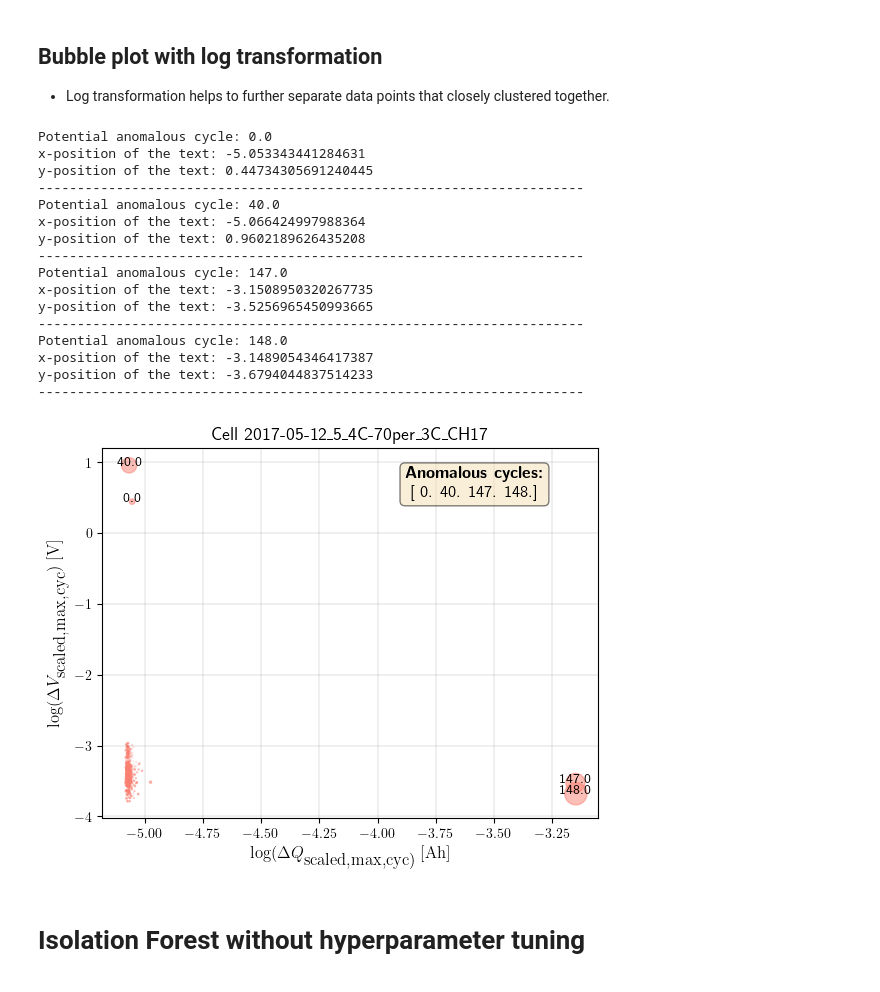
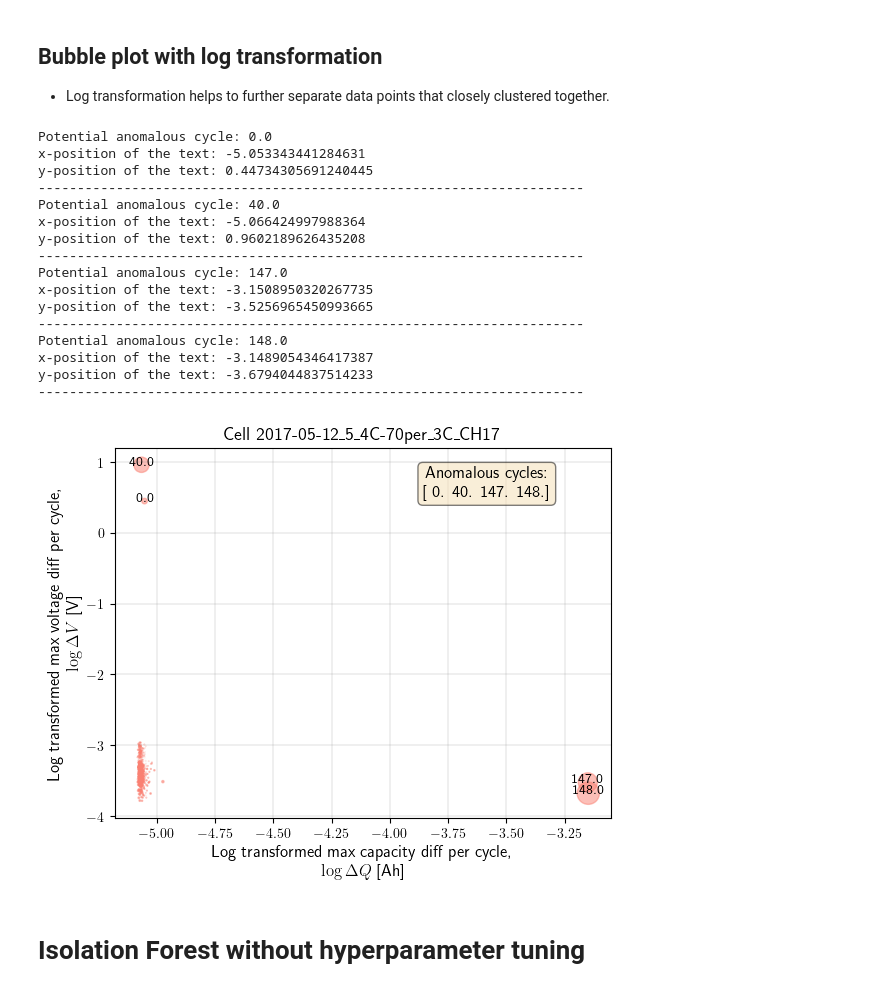
Before and after one commit to meichinpang/osbad, a Jupyter notebook: machine_learning/baseline_models/severson_data_source/ml_01_iforest_baseline_severson.ipynb, the cells around one changed output. Drawn from its saved outputs; the diff is of its cells as text; code cells hidden in the pictures.

```diff
--- a/machine_learning/baseline_models/severson_data_source/ml_01_iforest_baseline_severson.ipynb
+++ b/machine_learning/baseline_models/severson_data_source/ml_01_iforest_baseline_severson.ipynb
@@ -15,9 +15,8 @@ import matplotlib as mpl
 import matplotlib.pyplot as plt
 import numpy as np
 import optuna
-from matplotlib import rcParams
 
-rcParams["text.usetex"] = True
+plt.rcParams['mathtext.fontset'] = 'dejavusans'
 
 # Custom osbad library for anomaly detection
 import osbad.config as bconf
@@ -566,10 +571,15 @@ axplot.set_title(
     f"Cell {selected_cell_label}", fontsize=13)
 
 axplot.set_xlabel(
-    r"$\log(\Delta Q_\textrm{scaled,max,cyc)}\;\textrm{[Ah]}$",
+    r"Log transformed max capacity diff per cycle,"
+    + "\n"
+    + r"$\log\Delta Q$ [Ah]",
     fontsize=12)
+
 axplot.set_ylabel(
-    r"$\log(\Delta V_\textrm{scaled,max,cyc})\;\textrm{[V]}$",
+    r"Log transformed max voltage diff per cycle,"
+    + "\n"
+    r"$\log\Delta V$ [V]",
     fontsize=12)
 
 output_fig_filename = (
@@ -577,34 +587,34 @@ output_fig_filename = (
     + selected_cell_label
     + ".png")
 
 fig_output_path = (
     selected_cell_artifacts_dir
     .joinpath(output_fig_filename))
 
 plt.savefig(
     fig_output_path,
     dpi=600,
     bbox_inches="tight")
 
 plt.show()
 # %% [output]
 Potential anomalous cycle: 0.0
 x-position of the text: -5.053343441284631
 y-position of the text: 0.44734305691240445
 ----------------------------------------------------------------------
 Potential anomalous cycle: 40.0
 x-position of the text: -5.066424997988364
 y-position of the text: 0.9602189626435208
 ----------------------------------------------------------------------
 Potential anomalous cycle: 147.0
 x-position of the text: -3.1508950320267735
 y-position of the text: -3.5256965450993665
 ----------------------------------------------------------------------
 Potential anomalous cycle: 148.0
 x-position of the text: -3.1489054346417387
 y-position of the text: -3.6794044837514233
 ----------------------------------------------------------------------
-[figure, old version]
+[figure, new version]
 # %% [markdown]
 # Isolation Forest without hyperparameter tuning
 # %%
```
Also changed, not shown: parts of 10 cells of this notebook.
